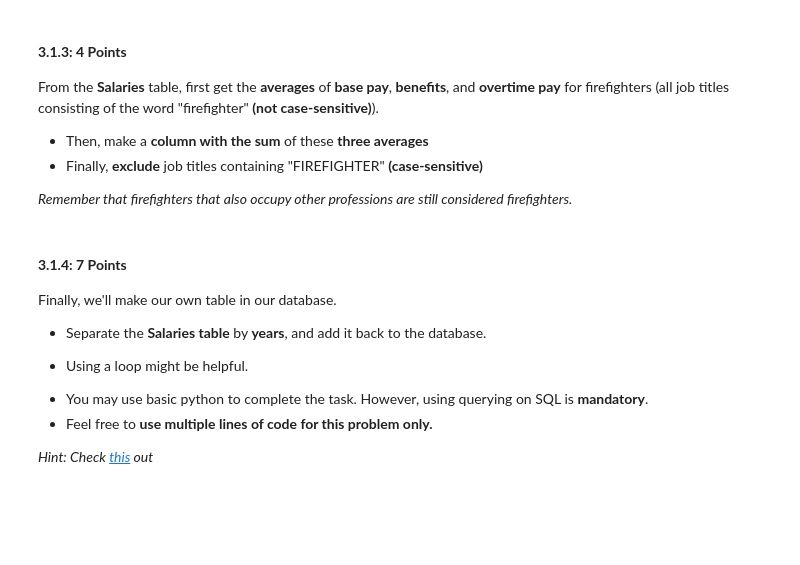
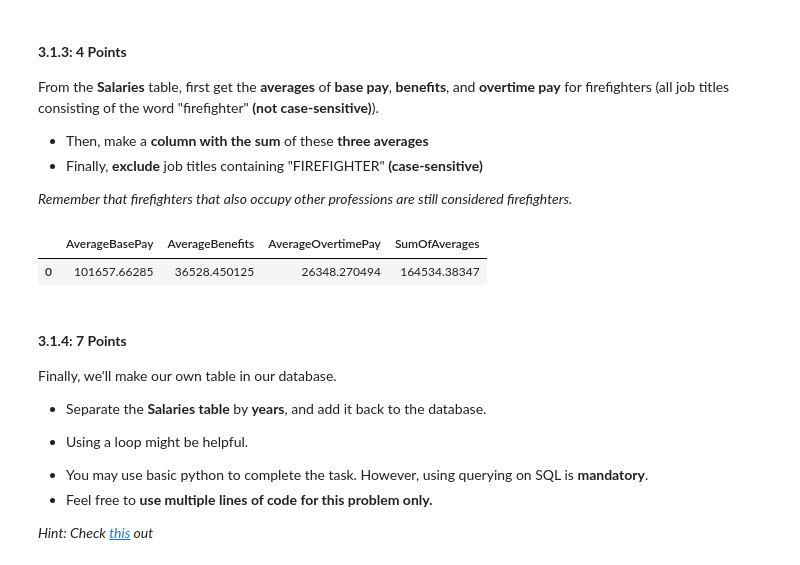
Before and after one commit to Jhoff721/cmsc320_hw1, a Jupyter notebook: CMSC320_HW1_Spring2025.ipynb, the cells around one changed output. Saved outputs shown, nothing was run; the diff lists cells and outputs as text; code cells hidden in the pictures; blank space fills up the shorter version.

```diff
--- a/CMSC320_HW1_Spring2025.ipynb
+++ b/CMSC320_HW1_Spring2025.ipynb
@@ -394,11 +577,16 @@ From the **Salaries** table, first get the **averages** of **base pay**, **benef
 
 *Remember that firefighters that also occupy other professions are still considered firefighters.*
 # %%
-query = 'REMOVE THIS CONTENT AND ANSWER IN HERE'
+query = '''SELECT AVG(BasePay) AS AverageBasePay,
+AVG(Benefits) AS AverageBenefits, AVG(OvertimePay) AS AverageOvertimePay, AVG(BasePay)+AVG(Benefits)+AVG(OvertimePay) AS SumOfAverages
+FROM Salaries WHERE JobTitle LIKE "%firefighter%" AND JobTitle != "FIREFIGHTER"'''
 
 # KEEP THIS. It will display the whole dataframe.
 df = pd.read_sql(query, conn)
 df
+# %% [output]
+|  | AverageBasePay | AverageBenefits | AverageOvertimePay | SumOfAverages |
+| 0 | 101657.66285 | 36528.450125 | 26348.270494 | 164534.38347 |
 # %% [markdown]
 #### **3.1.4: 7 Points**
 
```
Also changed, not shown: parts of 19 cells of this notebook.
